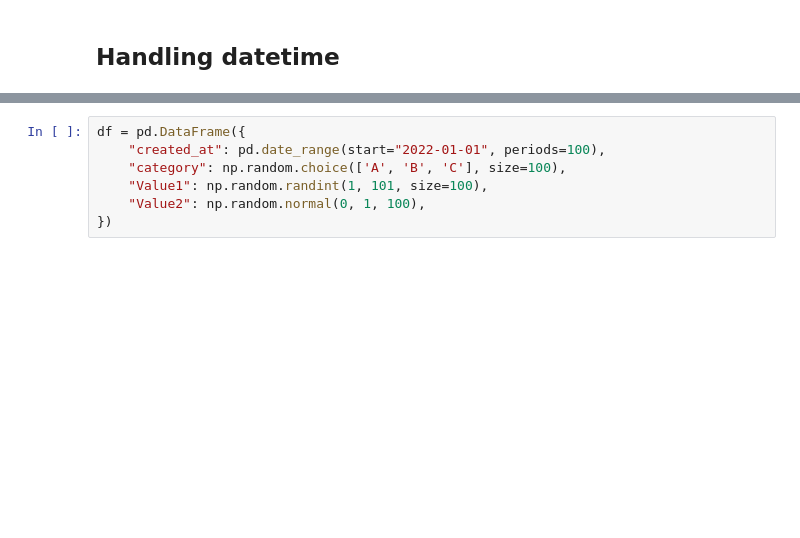
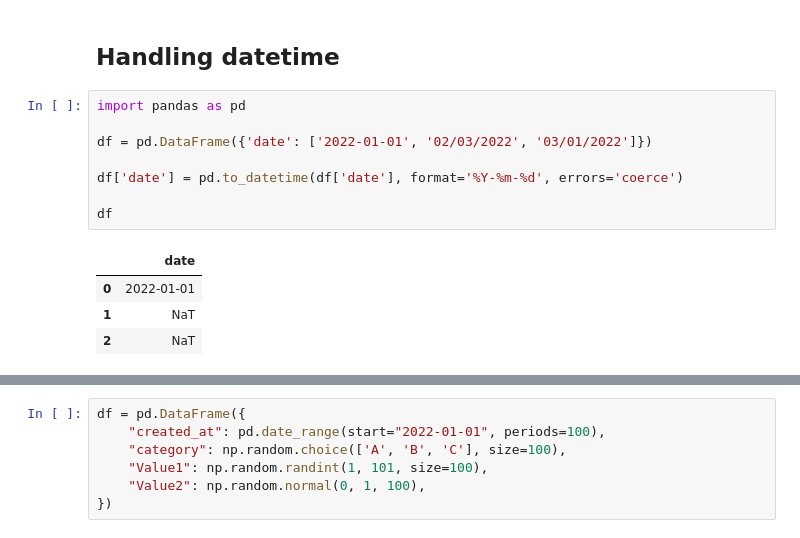
Before and after one commit to Samthesimpsons/Notes-for-Learning, a Jupyter notebook: Pandas and SQL Notes/Refresher - Numpy+Pandas+Sklearn.ipynb, the cells around one changed output, grey strips where cells are left out. Drawn from its saved outputs; the diff is of its cells as text; blank space fills up the shorter version.

```diff
--- a/Pandas and SQL Notes/Refresher - Pandas.ipynb
+++ b/Pandas and SQL Notes/Refresher - Numpy+Pandas+Sklearn.ipynb
@@ -409,3 +515,16 @@ Index(['Date', 'Product', 'Category', 'Sales', 'Prices', 'Region',
       dtype='object')
 # %% [markdown]
 ## Handling datetime
+# %%
+import pandas as pd
+
+df = pd.DataFrame({'date': ['2022-01-01', '02/03/2022', '03/01/2022']})
+
+df['date'] = pd.to_datetime(df['date'], format='%Y-%m-%d', errors='coerce')
+
+df
+# %% [output]
+|  | date |
+| 0 | 2022-01-01 |
+| 1 | NaT |
+| 2 | NaT |
```
Also changed, not shown: parts of 29 cells of this notebook.
